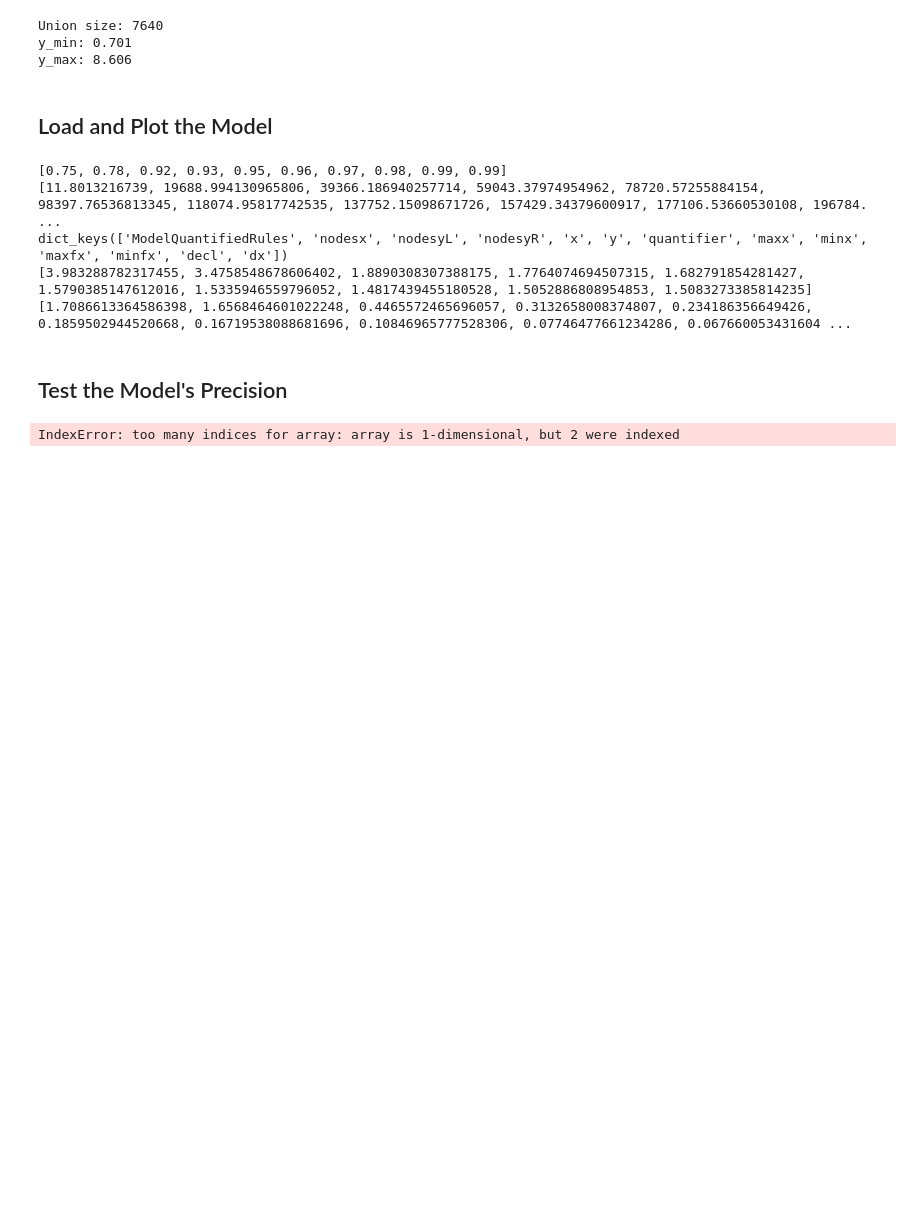
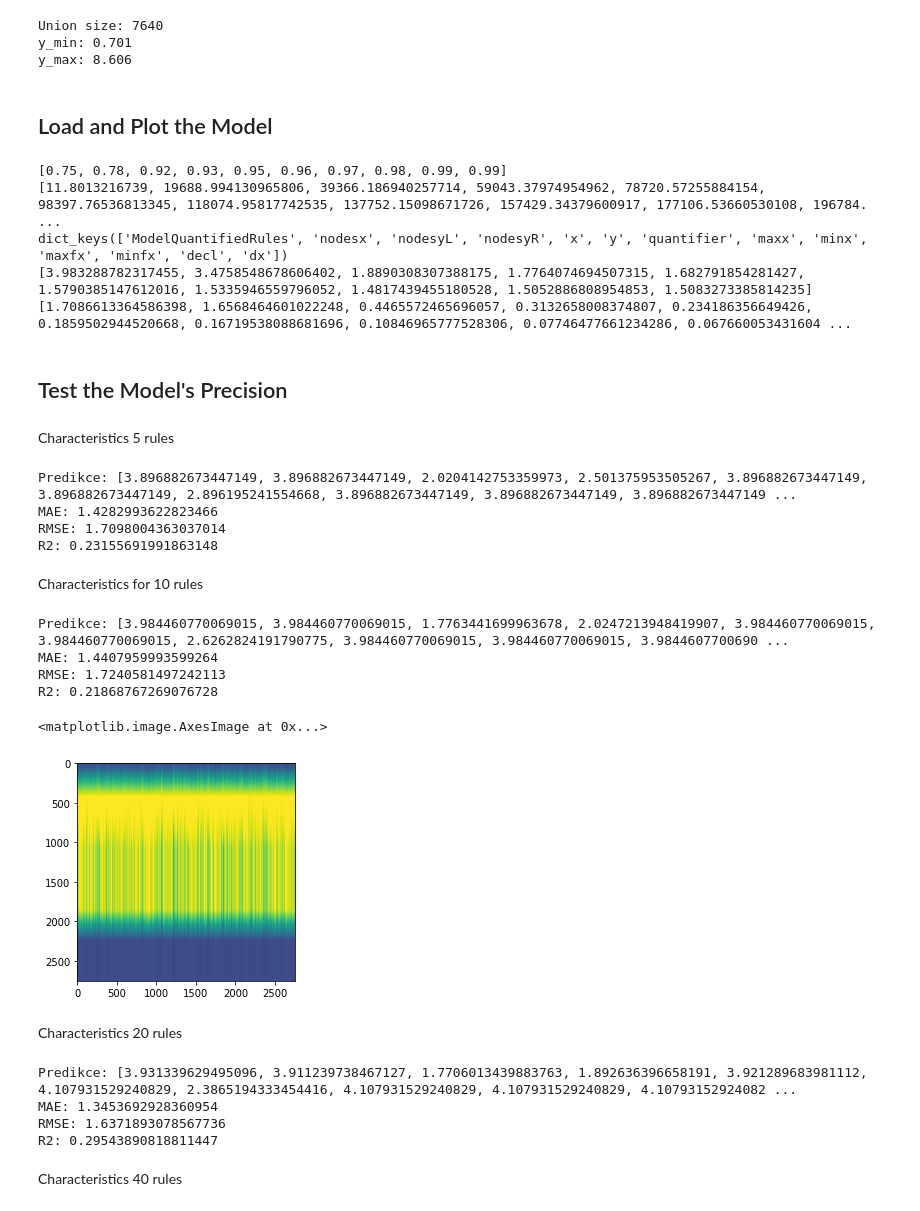
Before and after one commit to martinadankova/implicative_models_with_quantifiers, a Jupyter notebook: Precision_of_QuantifiersBasedModels.ipynb, the cells around one changed output. Saved outputs shown, nothing was run; the diff lists cells and outputs as text; code cells hidden in the pictures; blank space fills up the shorter version.

```diff
--- a/Precision_of_QuantifiersBasedModels.ipynb
+++ b/Precision_of_QuantifiersBasedModels.ipynb
@@ -99,9 +99,36 @@ dict_keys(['ModelQuantifiedRules', 'nodesx', 'nodesyL', 'nodesyR', 'x', 'y', 'qu
 ## Test the Model's Precision
 # %%
 models = reload(models)
+# %% [markdown]
+Characteristics 5 rules
+# %%
+with open("models/model5Rules_training_WorldBank_model.pkl", "rb") as f:
+    loaded_model5 = pickle.load(f)
+y_pred,metrics = md.QRules_defuzz_eval(
+    model=loaded_model5,
+    xtest=X_test,
+    ytest=Y_test,
+    ymin=y_min,
+    ymax=y_max,
+    defuzz="MOM"  # nebo "MOM", "COG", "MaxOM", "MinOM"
+)
+
+print("Predikce:", y_pred)
+print("MAE:", metrics["MAE"])
+print("RMSE:", metrics["RMSE"])
+print("R2:", metrics["R2"])
+# %% [output]
+Predikce: [3.896882673447149, 3.896882673447149, 2.0204142753359973, 2.501375953505267, 3.896882673447149, 3.896882673447149, 2.896195241554668, 3.896882673447149, 3.896882673447149, 3.896882673447149 ...
+MAE: 1.4282993622823466
+RMSE: 1.7098004363037014
+R2: 0.23155691991863148
+# %% [markdown]
+Characteristics for 10 rules
 # %%
-y_pred, metrics = md.QRules_precision(
-    model=loaded_model,
+with open("models/model10Rules_training_WorldBank_model.pkl", "rb") as f:
+    loaded_model10 = pickle.load(f)
+y_pred,metrics = md.QRules_defuzz_eval(
+    model=loaded_model10,
     xtest=X_test,
     ytest=Y_test,
     ymin=y_min,
@@ -114,4 +141,37 @@ print("MAE:", metrics["MAE"])
 print("RMSE:", metrics["RMSE"])
 print("R2:", metrics["R2"])
 # %% [output]
-IndexError: too many indices for array: array is 1-dimensional, but 2 were indexed
+Predikce: [3.984460770069015, 3.984460770069015, 1.7763441699963678, 2.0247213948419907, 3.984460770069015, 3.984460770069015, 2.6262824191790775, 3.984460770069015, 3.984460770069015, 3.9844607700690 ...
+MAE: 1.4407959993599264
+RMSE: 1.7240581497242113
+R2: 0.21868767269076728
+# %%
+plt.imshow(values)
+# %% [output]
+<matplotlib.image.AxesImage at 0x...>
+[figure, added]
+# %% [markdown]
+Characteristics 20 rules
+# %%
+with open("models/model20Rules_training_WorldBank_model.pkl", "rb") as f:
+    loaded_model20 = pickle.load(f)
+y_pred,metrics = md.QRules_defuzz_eval(
+    model=loaded_model20,
+    xtest=X_test,
+    ytest=Y_test,
+    ymin=y_min,
+    ymax=y_max,
+    defuzz="MOM"  # nebo "MOM", "COG", "MaxOM", "MinOM"
+)
+
+print("Predikce:", y_pred)
+print("MAE:", metrics["MAE"])
+print("RMSE:", metrics["RMSE"])
+print("R2:", metrics["R2"])
+# %% [output]
+Predikce: [3.931339629495096, 3.911239738467127, 1.7706013439883763, 1.892636396658191, 3.921289683981112, 4.107931529240829, 2.3865194333454416, 4.107931529240829, 4.107931529240829, 4.10793152924082 ...
+MAE: 1.3453692928360954
+RMSE: 1.6371893078567736
+R2: 0.29543890818811447
+# %% [markdown]
+Characteristics 40 rules
```
Also changed, not shown: parts of 8 cells of this notebook, 8 other files.
